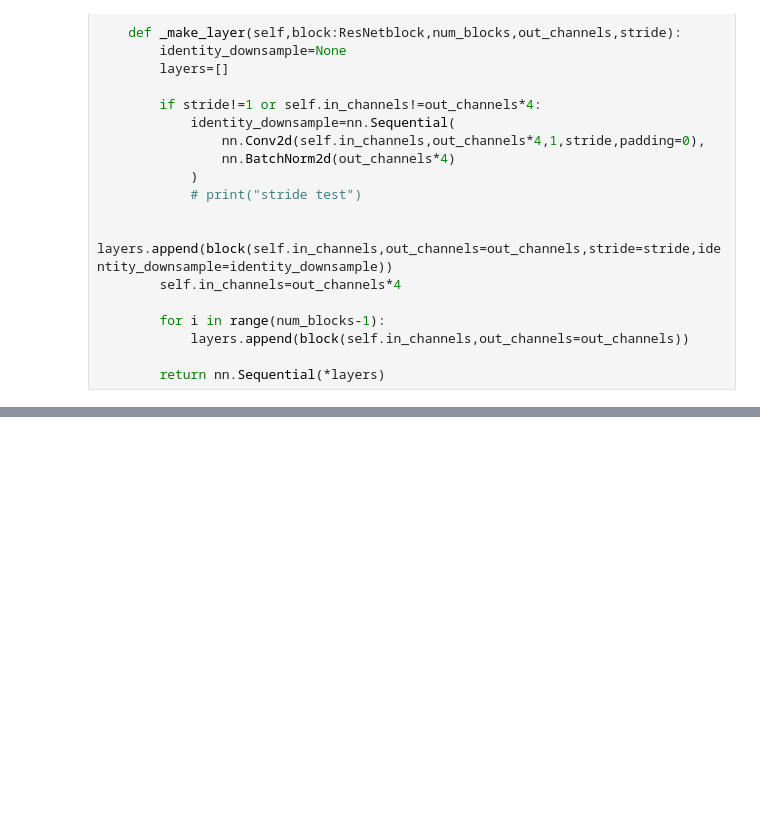
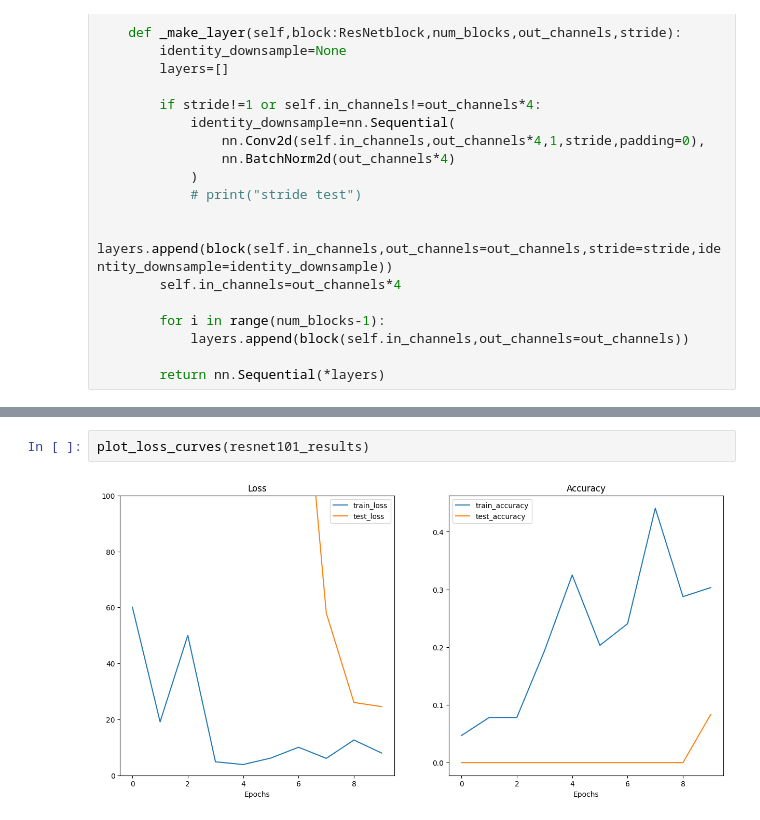
Before and after one commit to Machmurka/UnderstandingDeepLearning, a Jupyter notebook: Learn PyTorch for Deep Learning/ResNet18layers.ipynb, the cells around one changed output, grey strips where cells are left out. Cells and saved outputs as stored; diff of their text form; blank space fills up the shorter version.

```diff
--- a/Learn PyTorch for Deep Learning/ResNet18layers.ipynb
+++ b/Learn PyTorch for Deep Learning/ResNet18layers.ipynb
@@ -453,0 +470,4 @@ Epoch: 10 | train_loss: 19.4959 | train_acc: 0.1042 | test_loss: 52.7650 | test_
+# %%
+plot_loss_curves(resnet101_results)
+# %% [output]
+[figure, added]
```
Also changed, not shown: parts of 5 cells of this notebook, 6 other files.
